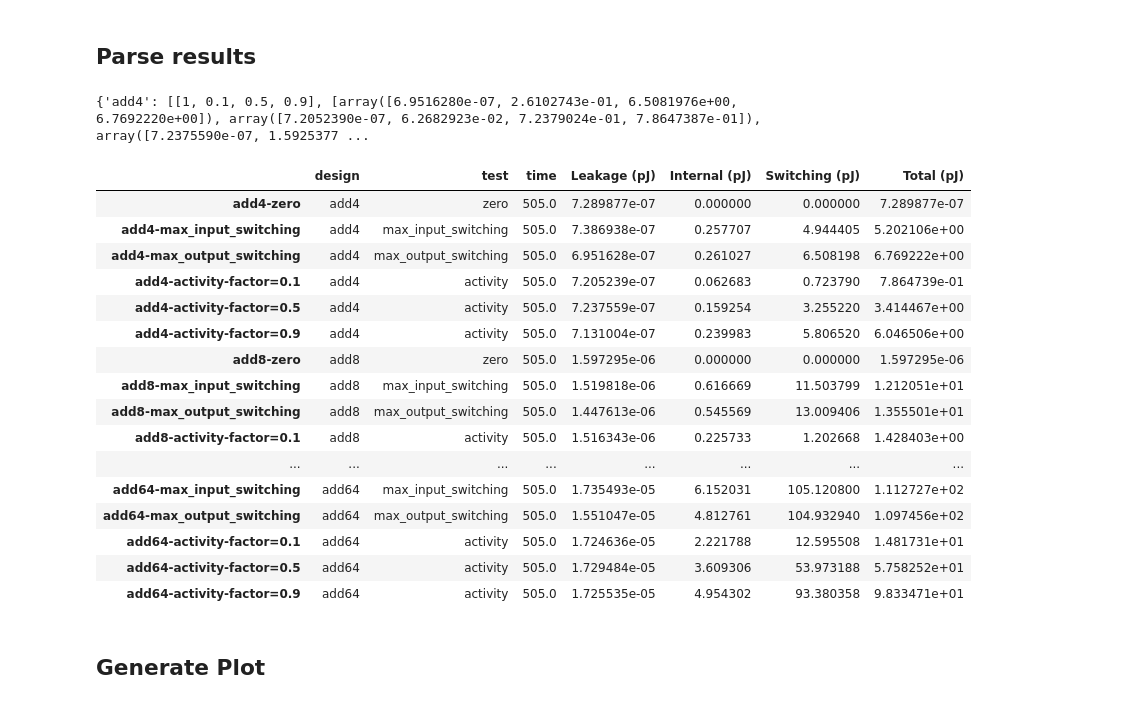
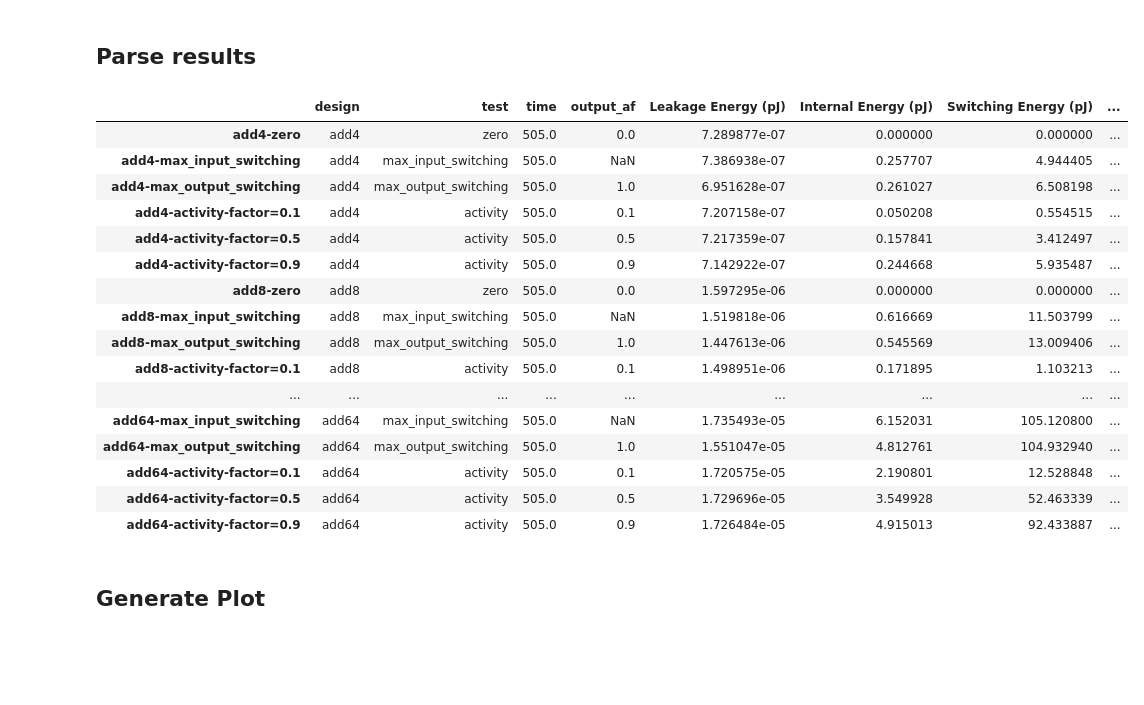
Before and after one commit to nayiri-k/hammer-energy-char, a Jupyter notebook: experiments/add.ipynb, the cells around one changed output. Drawn from its saved outputs; the diff is of its cells as text; code cells hidden in the pictures; blank space fills up the shorter version.

```diff
--- a/experiments/add.ipynb
+++ b/experiments/add.ipynb
@@ -334,8 +326,8 @@ def get_duration(fpath) -> float:
     return end-start
 
 time = []
+output_af = []
 power = list([])
-results_for_plots = {}
 for w in widths:
     results_for_plots[f"add{w}"] = [[], []]
 
@@ -348,60 +340,55 @@ for t in tests_dict:
 
     for w in widths:
         if f"add{w}" in str(tests_dict[t]['root']):
             design_name = f"add{w}"
 #    print(design_name)
 
+    cur_factor = float("nan")
     for factor in activity_factors:
         if f"activity-factor={factor}" in str(tests_dict[t]['root']):
             cur_factor = factor
-
     if "max_output_switching" in str(tests_dict[t]['root']):
         cur_factor = 1
+    if "zero" in str(tests_dict[t]['root']):
+        cur_factor = 0
 
     cur_time = get_duration(fpath)
-    if (cur_factor != 0):
-        results_for_plots[design_name][0].append(cur_factor)
-        results_for_plots[design_name][1].append(np.array(cur_power) * cur_time / num_inputs)
     time.append(cur_time)
-
-time = pd.Series(time,   #  ns
-                    #  columns=['Duration'],
-                     index=tests_dict.keys()) # type: ignore
+    output_af.append(cur_factor)
 
 power = pd.DataFrame(power,   #  mW
                      columns=['Leakage','Internal','Switching','Total'],
                      index=tests_dict.keys()) # type: ignore
 
 
 
-print(results_for_plots)
 energy = power.mul(time,axis=0) / num_inputs # mW * ns = pJ
-energy.columns = [c+' (pJ)' for c in energy.columns]
+energy.columns = [c+' Energy (pJ)' for c in energy.columns]
+energy.insert(0,'output_af',output_af)
 energy.insert(0,'time',time)
 energy.insert(0,'test',[i.split('-')[1] for i in energy.index])
 energy.insert(0,'design',[i.split('-')[0] for i in energy.index])
 
 #print(results_for_plots)
 energy.to_hdf(PDK+'.h5',key='df',mode='w')
 energy
 # %% [output]
-{'add4': [[1, 0.1, 0.5, 0.9], [array([6.9516280e-07, 2.6102743e-01, 6.5081976e+00, 6.7692220e+00]), array([7.2052390e-07, 6.2682923e-02, 7.2379024e-01, 7.8647387e-01]), array([7.2375590e-07, 1.5925377 ...
-|  | design | test | time | Leakage (pJ) | Internal (pJ) | Switching (pJ) | Total (pJ) |
-| add4-zero | add4 | zero | 505.0 | 7.289877e-07 | 0.000000 | 0.000000 | 7.289877e-07 |
-| add4-max_input_switching | add4 | max_input_switching | 505.0 | 7.386938e-07 | 0.257707 | 4.944405 | 5.202106e+00 |
-| add4-max_output_switching | add4 | max_output_switching | 505.0 | 6.951628e-07 | 0.261027 | 6.508198 | 6.769222e+00 |
-| add4-activity-factor=0.1 | add4 | activity | 505.0 | 7.205239e-07 | 0.062683 | 0.723790 | 7.864739e-01 |
-| add4-activity-factor=0.5 | add4 | activity | 505.0 | 7.237559e-07 | 0.159254 | 3.255220 | 3.414467e+00 |
-| add4-activity-factor=0.9 | add4 | activity | 505.0 | 7.131004e-07 | 0.239983 | 5.806520 | 6.046506e+00 |
-| add8-zero | add8 | zero | 505.0 | 1.597295e-06 | 0.000000 | 0.000000 | 1.597295e-06 |
-| add8-max_input_switching | add8 | max_input_switching | 505.0 | 1.519818e-06 | 0.616669 | 11.503799 | 1.212051e+01 |
-| add8-max_output_switching | add8 | max_output_switching | 505.0 | 1.447613e-06 | 0.545569 | 13.009406 | 1.355501e+01 |
-| add8-activity-factor=0.1 | add8 | activity | 505.0 | 1.516343e-06 | 0.225733 | 1.202668 | 1.428403e+00 |
-| ... | ... | ... | ... | ... | ... | ... | ... |
-| add64-max_input_switching | add64 | max_input_switching | 505.0 | 1.735493e-05 | 6.152031 | 105.120800 | 1.112727e+02 |
-| add64-max_output_switching | add64 | max_output_switching | 505.0 | 1.551047e-05 | 4.812761 | 104.932940 | 1.097456e+02 |
-| add64-activity-factor=0.1 | add64 | activity | 505.0 | 1.724636e-05 | 2.221788 | 12.595508 | 1.481731e+01 |
-| add64-activity-factor=0.5 | add64 | activity | 505.0 | 1.729484e-05 | 3.609306 | 53.973188 | 5.758252e+01 |
-| add64-activity-factor=0.9 | add64 | activity | 505.0 | 1.725535e-05 | 4.954302 | 93.380358 | 9.833471e+01 |
+|  | design | test | time | output_af | Leakage Energy (pJ) | Internal Energy (pJ) | Switching Energy (pJ) | ... |
+| add4-zero | add4 | zero | 505.0 | 0.0 | 7.289877e-07 | 0.000000 | 0.000000 | ... |
+| add4-max_input_switching | add4 | max_input_switching | 505.0 | NaN | 7.386938e-07 | 0.257707 | 4.944405 | ... |
+| add4-max_output_switching | add4 | max_output_switching | 505.0 | 1.0 | 6.951628e-07 | 0.261027 | 6.508198 | ... |
+| add4-activity-factor=0.1 | add4 | activity | 505.0 | 0.1 | 7.207158e-07 | 0.050208 | 0.554515 | ... |
+| add4-activity-factor=0.5 | add4 | activity | 505.0 | 0.5 | 7.217359e-07 | 0.157841 | 3.412497 | ... |
+| add4-activity-factor=0.9 | add4 | activity | 505.0 | 0.9 | 7.142922e-07 | 0.244668 | 5.935487 | ... |
+| add8-zero | add8 | zero | 505.0 | 0.0 | 1.597295e-06 | 0.000000 | 0.000000 | ... |
+| add8-max_input_switching | add8 | max_input_switching | 505.0 | NaN | 1.519818e-06 | 0.616669 | 11.503799 | ... |
+| add8-max_output_switching | add8 | max_output_switching | 505.0 | 1.0 | 1.447613e-06 | 0.545569 | 13.009406 | ... |
+| add8-activity-factor=0.1 | add8 | activity | 505.0 | 0.1 | 1.498951e-06 | 0.171895 | 1.103213 | ... |
+| ... | ... | ... | ... | ... | ... | ... | ... | ... |
+| add64-max_input_switching | add64 | max_input_switching | 505.0 | NaN | 1.735493e-05 | 6.152031 | 105.120800 | ... |
+| add64-max_output_switching | add64 | max_output_switching | 505.0 | 1.0 | 1.551047e-05 | 4.812761 | 104.932940 | ... |
+| add64-activity-factor=0.1 | add64 | activity | 505.0 | 0.1 | 1.720575e-05 | 2.190801 | 12.528848 | ... |
+| add64-activity-factor=0.5 | add64 | activity | 505.0 | 0.5 | 1.729696e-05 | 3.549928 | 52.463339 | ... |
+| add64-activity-factor=0.9 | add64 | activity | 505.0 | 0.9 | 1.726484e-05 | 4.915013 | 92.433887 | ... |
 # %% [markdown]
 ## Generate Plot
```
Also changed, not shown: parts of 6 cells of this notebook.
